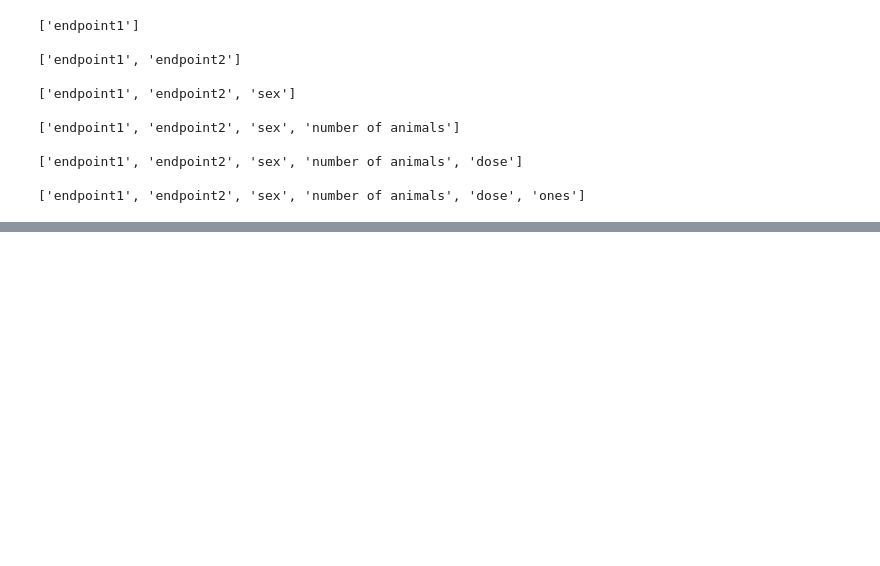
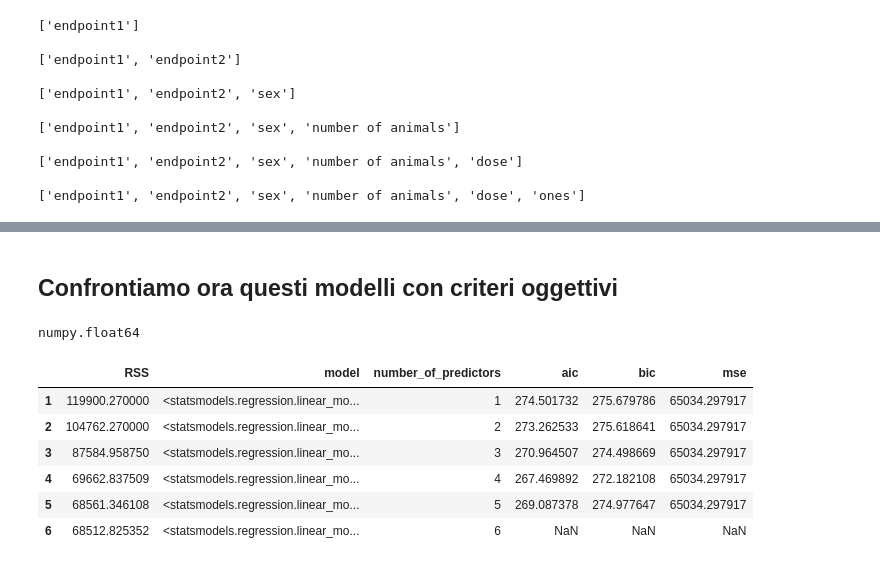
Before and after one commit to AndreaPrati98/EFSA_study, a Jupyter notebook: Cic.ipynb, the cells around one changed output, grey strips where cells are left out. Drawn from its saved outputs; the diff is of its cells as text; code cells hidden in the pictures; blank space fills up the shorter version.

Commit message:
Aggiunti test bic,aic ed adj rsquare

```diff
--- a/Cic.ipynb
+++ b/Cic.ipynb
@@ -181,3 +181,26 @@ Warnings:
 [1] Standard Errors assume that the covariance matrix of the errors is correctly specified.
 [2] The condition number is large, 2.5e+03. This might indicate that there are
 strong multicollinearity or other numerical problems.
+# %% [markdown]
+<h2>Confrontiamo ora questi modelli con criteri oggettivi</h2>
+# %%
+for i in range(1, models_fwd.shape[0]):
+    model = models_fwd.loc[i,"model"]
+    models_fwd.loc[i,"aic"] = model.aic
+    models_fwd.loc[i,"bic"] = model.bic
+    models_fwd.loc[i,"mse"] = model.mse_total
+    models_fwd.loc[i,"adj-rsquare"] = model.rsquared_adj
+# %%
+type(models_fwd.iloc[i]["model"].aic)
+# %% [output]
+numpy.float64
+# %%
+models_fwd
+# %% [output]
+|  | RSS | model | number_of_predictors | aic | bic | mse |
+| 1 | 119900.270000 | <statsmodels.regression.linear_mo... | 1 | 274.501732 | 275.679786 | 65034.297917 |
+| 2 | 104762.270000 | <statsmodels.regression.linear_mo... | 2 | 273.262533 | 275.618641 | 65034.297917 |
+| 3 | 87584.958750 | <statsmodels.regression.linear_mo... | 3 | 270.964507 | 274.498669 | 65034.297917 |
+| 4 | 69662.837509 | <statsmodels.regression.linear_mo... | 4 | 267.469892 | 272.182108 | 65034.297917 |
+| 5 | 68561.346108 | <statsmodels.regression.linear_mo... | 5 | 269.087378 | 274.977647 | 65034.297917 |
+| 6 | 68512.825352 | <statsmodels.regression.linear_mo... | 6 | NaN | NaN | NaN |
```
Also changed, not shown: parts of 3 cells of this notebook.
